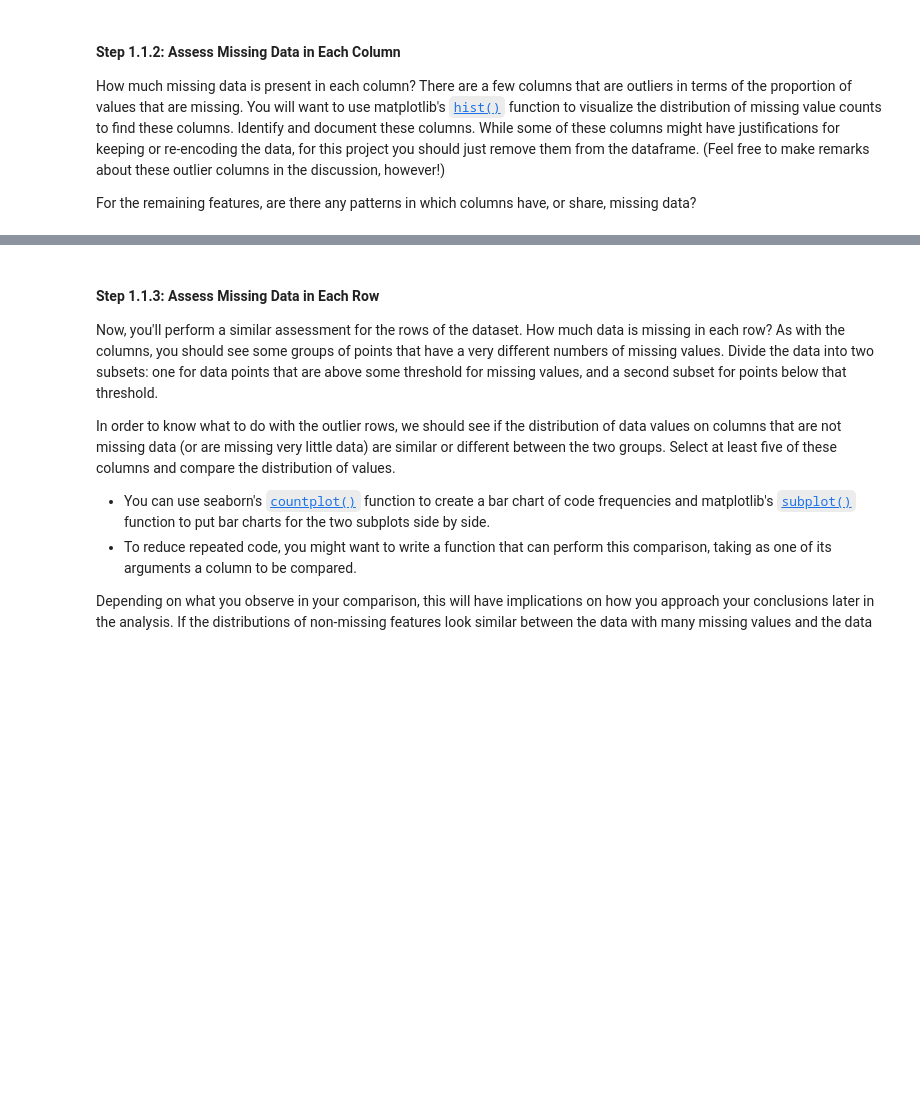
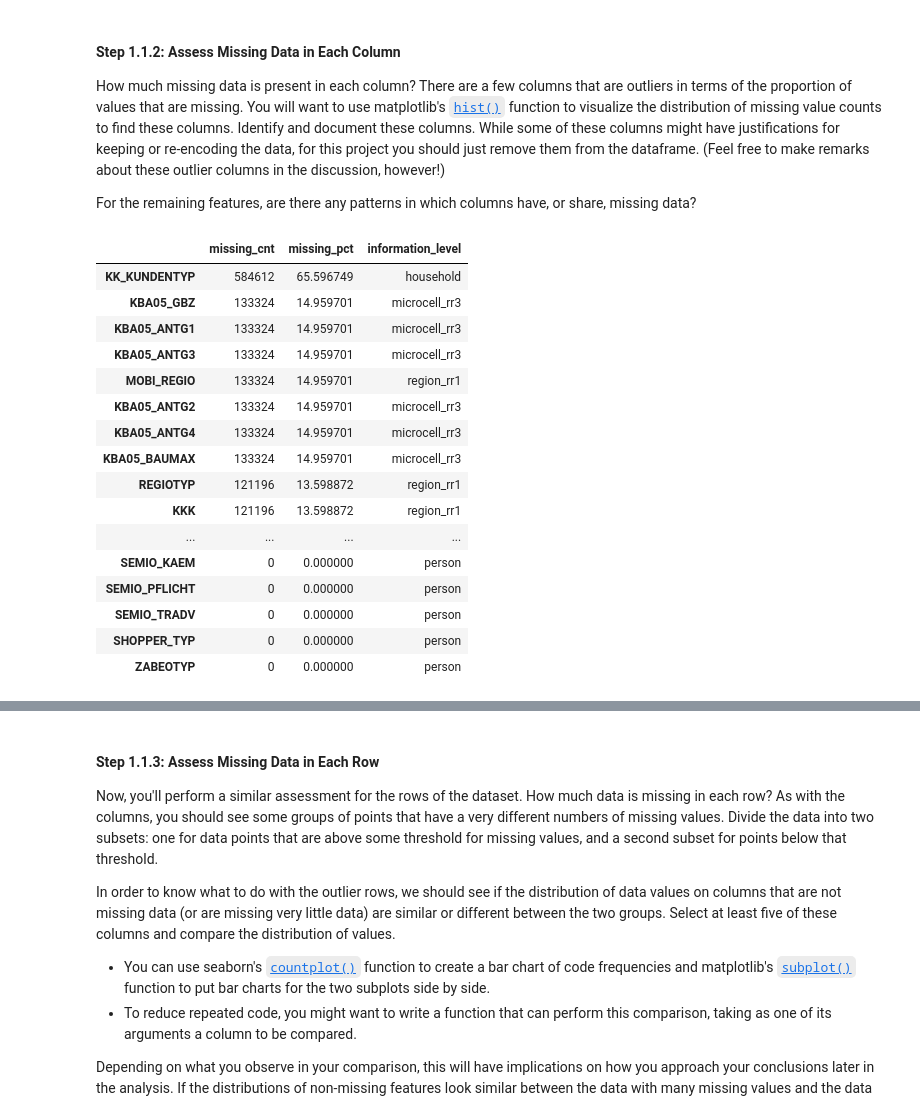
Before and after one commit to Diodak92/Intro-to-Machine-Learning-with-Pytorch, a Jupyter notebook: Identify_Customer_Segments/Identify_Customer_Segments.ipynb, the cells around one changed output, grey strips where cells are left out. Saved outputs shown, nothing was run; the diff lists cells and outputs as text; code cells hidden in the pictures; blank space fills up the shorter version.

```diff
--- a/Identify_Customer_Segments/Identify_Customer_Segments.ipynb
+++ b/Identify_Customer_Segments/Identify_Customer_Segments.ipynb
@@ -100,3 +127,27 @@ For the remaining features, are there any patterns in which columns have, or sha
 # %%
 # Perform an assessment of how much missing data there is in each column of the
 # dataset.
+missing_col_vals_df = pd.DataFrame(dem_general_df.isna().sum())
+missing_col_vals_df.rename(columns = {0 : 'missing_cnt'}, inplace=True)
+missing_col_vals_df['missing_pct'] = (missing_col_vals_df['missing_cnt']/len(dem_general_df))*100
+missing_col_vals_df.sort_values(by=['missing_pct'], ascending = False, inplace=True)
+missing_col_vals_df = missing_col_vals_df.join(dem_features_df.set_index('attribute')[['information_level']])
+missing_col_vals_df
+# %% [output]
+|  | missing_cnt | missing_pct | information_level |
+| KK_KUNDENTYP | 584612 | 65.596749 | household |
+| KBA05_GBZ | 133324 | 14.959701 | microcell_rr3 |
+| KBA05_ANTG1 | 133324 | 14.959701 | microcell_rr3 |
+| KBA05_ANTG3 | 133324 | 14.959701 | microcell_rr3 |
+| MOBI_REGIO | 133324 | 14.959701 | region_rr1 |
+| KBA05_ANTG2 | 133324 | 14.959701 | microcell_rr3 |
+| KBA05_ANTG4 | 133324 | 14.959701 | microcell_rr3 |
+| KBA05_BAUMAX | 133324 | 14.959701 | microcell_rr3 |
+| REGIOTYP | 121196 | 13.598872 | region_rr1 |
+| KKK | 121196 | 13.598872 | region_rr1 |
+| ... | ... | ... | ... |
+| SEMIO_KAEM | 0 | 0.000000 | person |
+| SEMIO_PFLICHT | 0 | 0.000000 | person |
+| SEMIO_TRADV | 0 | 0.000000 | person |
+| SHOPPER_TYP | 0 | 0.000000 | person |
+| ZABEOTYP | 0 | 0.000000 | person |
```
Also changed, not shown: parts of 17 cells of this notebook.
